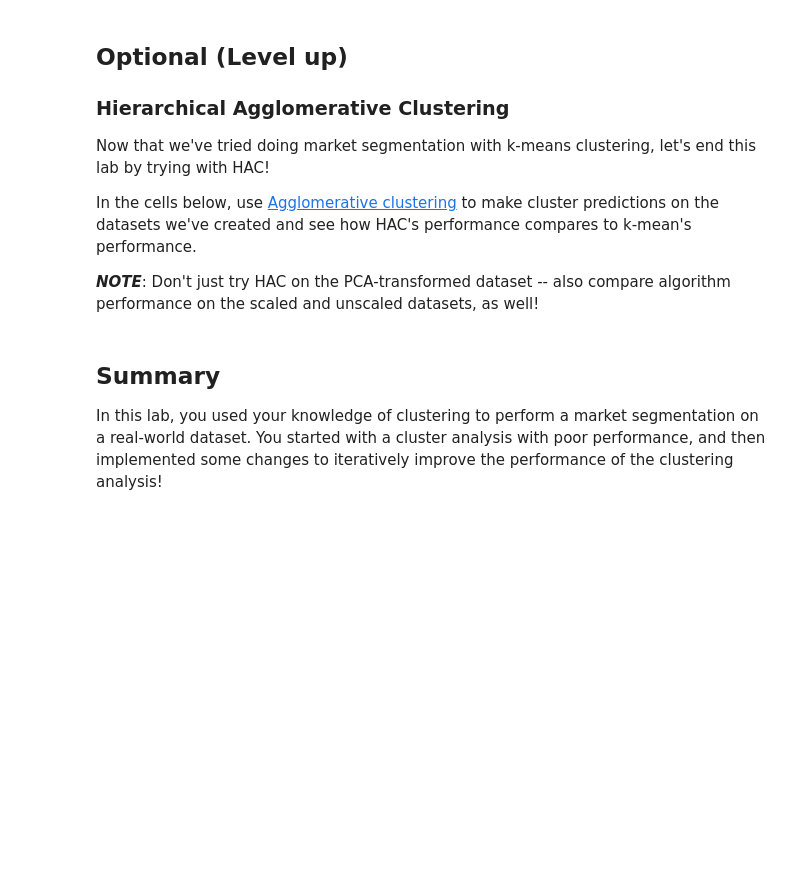
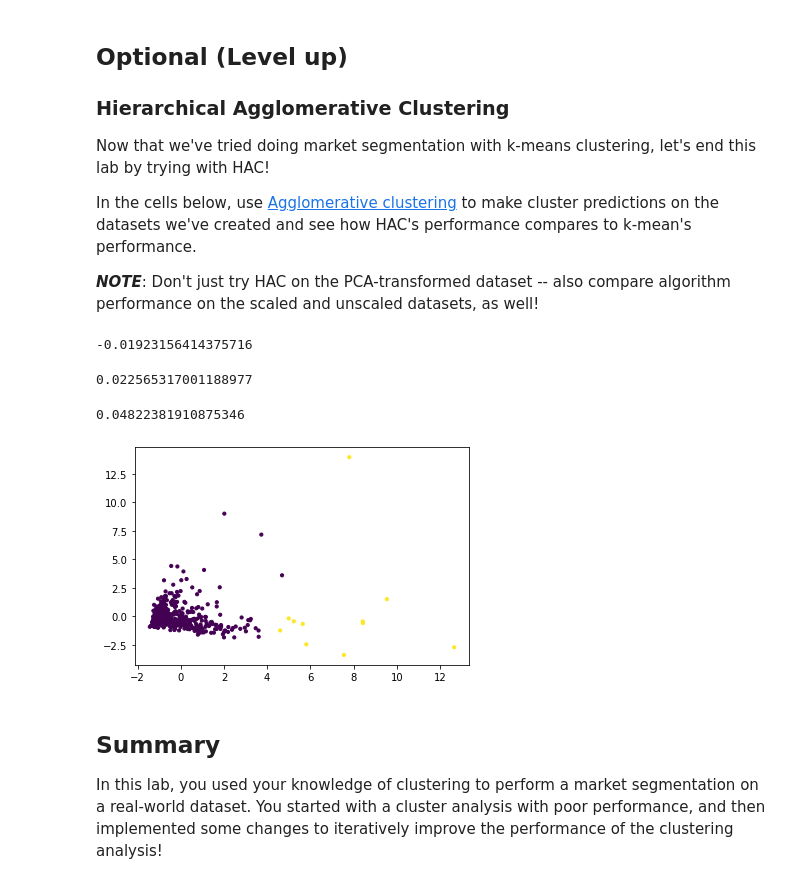
Before and after one commit to Assesa44/market-segmentation-clustering, a Jupyter notebook: index.ipynb, the cells around one changed output. Saved outputs shown, nothing was run; the diff lists cells and outputs as text; code cells hidden in the pictures; blank space fills up the shorter version.

```diff
--- a/index.ipynb
+++ b/index.ipynb
@@ -194,0 +222,4 @@ In the cells below, use [Agglomerative clustering](https://scikit-learn.org/stab
+# %%
+adjusted_rand_score(channels, assigned_clust)
+# %% [output]
+-0.01923156414375716
@@ -195,3 +229,18 @@ In the cells below, use [Agglomerative clustering](https://scikit-learn.org/stab
+# %%
+adjusted_rand_score(channels, assigned_clust)
+# %% [output]
+0.022565317001188977
+# %%
+agg_cluster = AgglomerativeClustering(n_clusters= 2)
+assigned_clust = agg_cluster.fit_predict(pca_data)
+# %%
+adjusted_rand_score(channels, assigned_clust)
+# %% [output]
+0.04822381910875346
+# %%
+plt.scatter(pca_data[:, 0], pca_data[:, 1], c=assigned_clust, s=10);
+# %% [output]
+[figure, added]
 # %% [markdown]
 ## Summary
 
```
Also changed, not shown: parts of 6 cells of this notebook.
